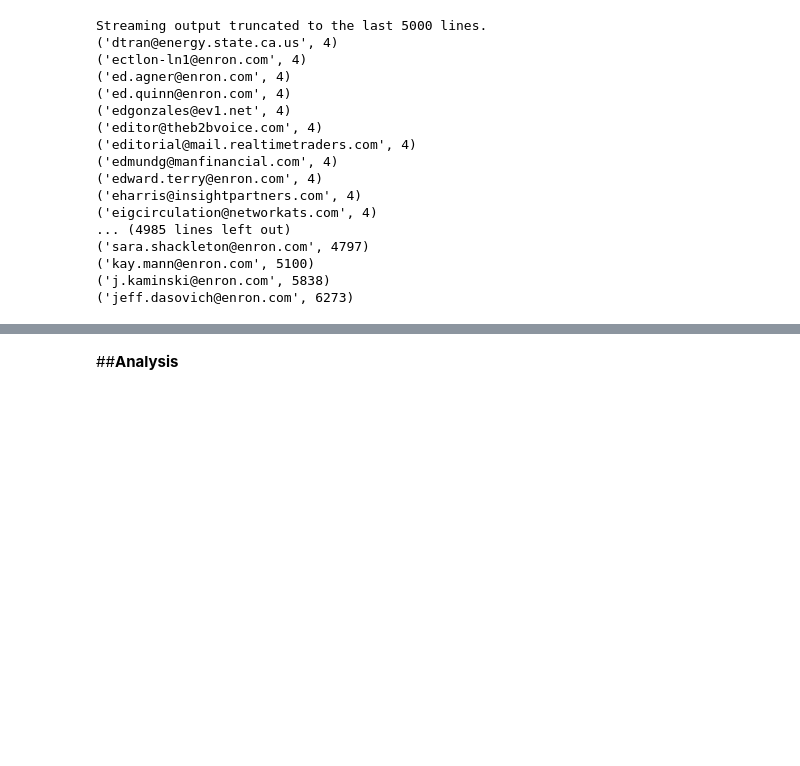
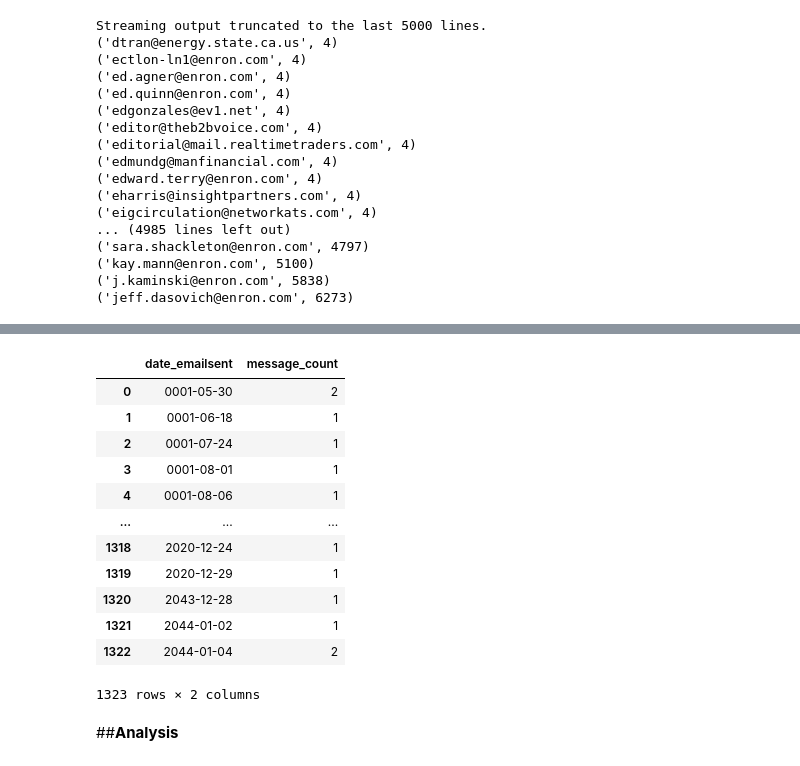
Before and after one commit to aicha001/introduction-to-business-programming, a Jupyter notebook: Assignment_Enron.ipynb, the cells around one changed output, grey strips where cells are left out. Drawn from its saved outputs; the diff is of its cells as text; code cells hidden in the pictures; blank space fills up the shorter version.

```diff
--- a/Assignment_Enron.ipynb
+++ b/Assignment_Enron.ipynb
@@ -116,3 +148,29 @@ Streaming output truncated to the last 5000 lines.
+# %%
+import pandas as pd
+sql = """
+SELECT date(date) AS date_emailsent, count(mid) AS message_count
+   FROM message
+   GROUP BY date_emailsent
+   ORDER BY date_emailsent;
+
+"""
+#loading the selected data onto a dataframe.
+messages_df  = pd.read_sql_query(sql,conn)
+messages_df
+# %% [output]
+|  | date_emailsent | message_count |
+| 0 | 0001-05-30 | 2 |
+| 1 | 0001-06-18 | 1 |
+| 2 | 0001-07-24 | 1 |
+| 3 | 0001-08-01 | 1 |
+| 4 | 0001-08-06 | 1 |
+| ... | ... | ... |
+| 1318 | 2020-12-24 | 1 |
+| 1319 | 2020-12-29 | 1 |
+| 1320 | 2043-12-28 | 1 |
+| 1321 | 2044-01-02 | 1 |
+| 1322 | 2044-01-04 | 2 |
+1323 rows × 2 columns
 # %% [markdown]
 ##**Analysis**
 # %% [markdown]
```
Also changed, not shown: parts of 3 cells of this notebook.
